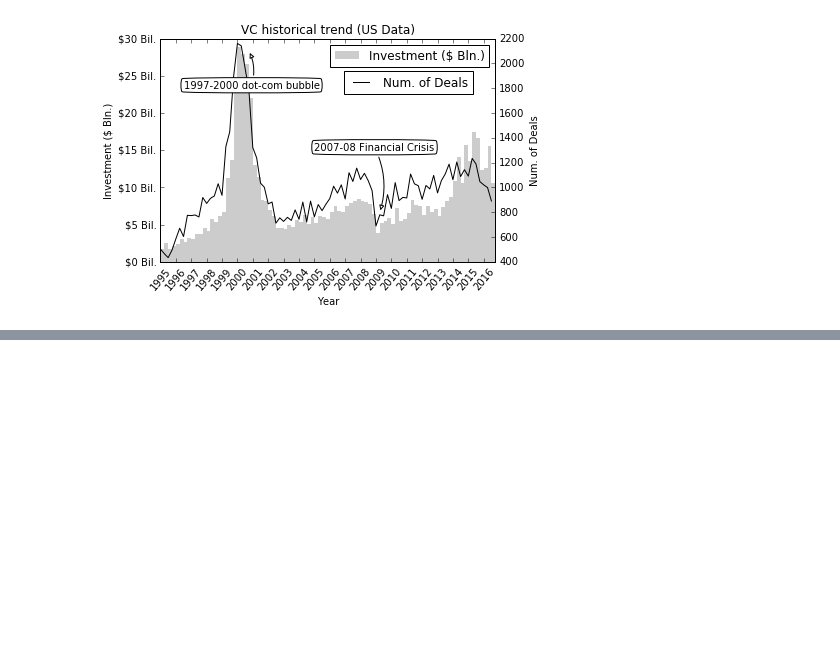
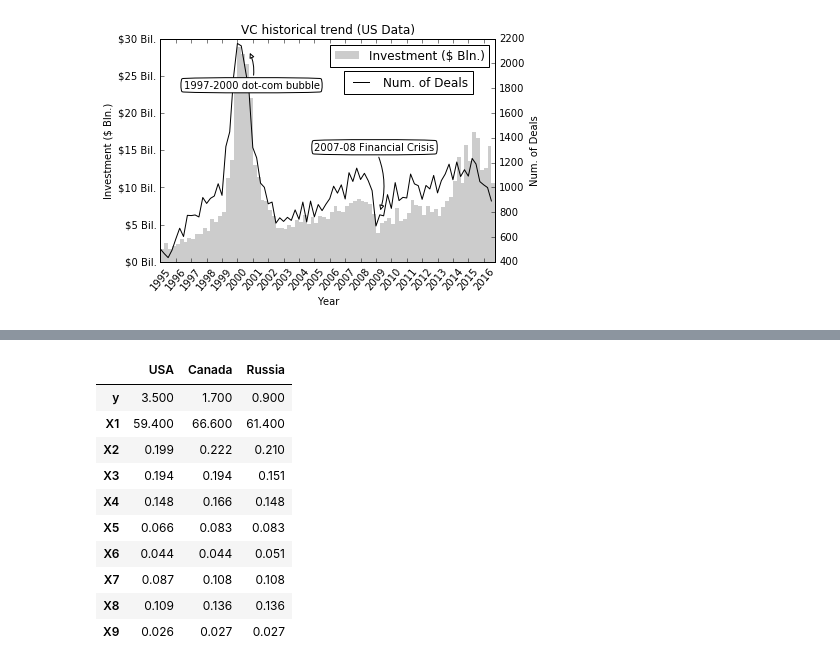
Before and after one commit to DavidDobr/icef_thesis, a Jupyter notebook: dobrinskiy_thesis_v2_october.ipynb, the cells around one changed output, grey strips where cells are left out. Saved outputs shown, nothing was run; the diff lists cells and outputs as text; code cells hidden in the pictures; blank space fills up the shorter version.

```diff
--- a/dobrinskiy_thesis_v2_october.ipynb
+++ b/dobrinskiy_thesis_v2_october.ipynb
@@ -221,3 +221,19 @@ country_data
 # %%
+# set index
+country_data = country_data.set_index('Criteria')
 # convert values to floats (note: comas need to be replaced by dots for python conversion to work)
-country_data.iloc[:,1:] = country_data.iloc[:,1:].applymap(lambda x: float(x.replace(',','.')))
+country_data = country_data.applymap(lambda x: float(x.replace(',','.')))
+country_data.index = ['y'] + ['X'+str(i) for i in range(1, len(country_data))]
+country_data
+# %% [output]
+|  | USA | Canada | Russia |
+| y | 3.500 | 1.700 | 0.900 |
+| X1 | 59.400 | 66.600 | 61.400 |
+| X2 | 0.199 | 0.222 | 0.210 |
+| X3 | 0.194 | 0.194 | 0.151 |
+| X4 | 0.148 | 0.166 | 0.148 |
+| X5 | 0.066 | 0.083 | 0.083 |
+| X6 | 0.044 | 0.044 | 0.051 |
+| X7 | 0.087 | 0.108 | 0.108 |
+| X8 | 0.109 | 0.136 | 0.136 |
+| X9 | 0.026 | 0.027 | 0.027 |
```
Also changed, not shown: parts of 14 cells of this notebook.
